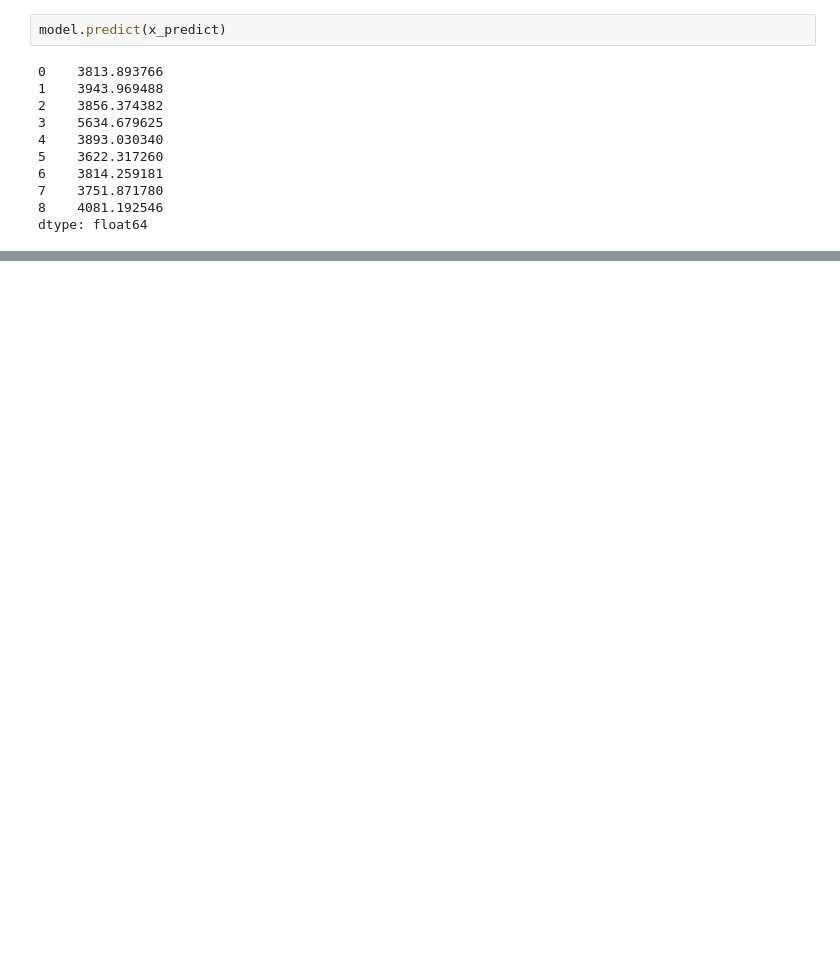
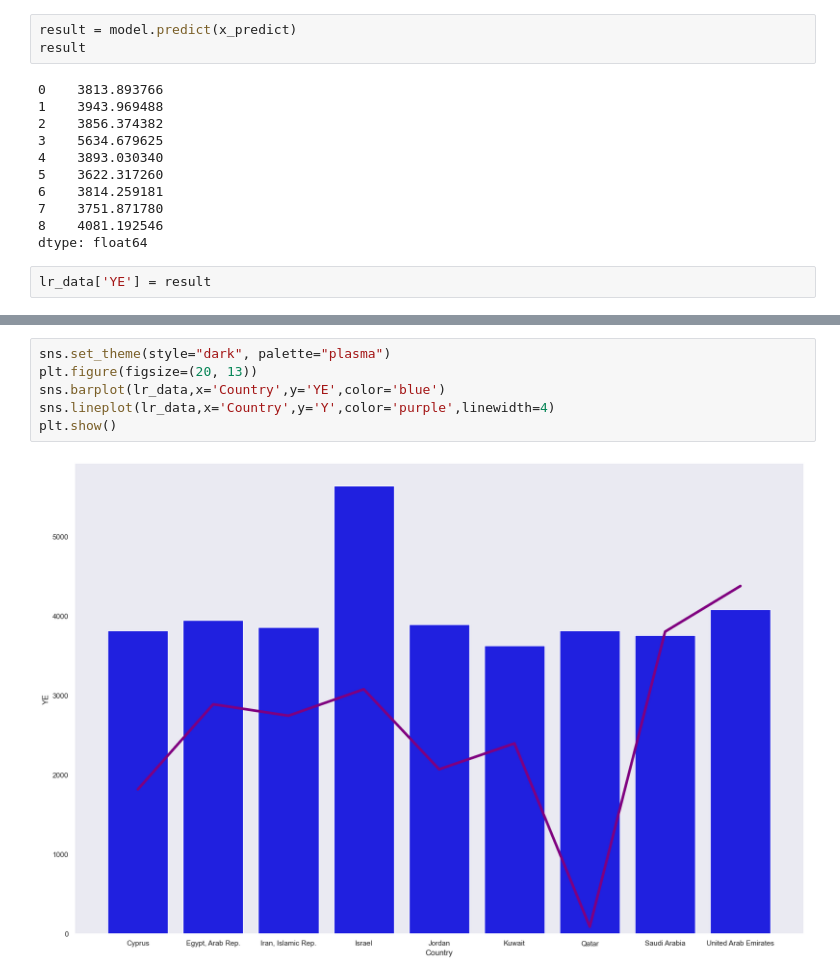
Before and after one commit to SulikoAndSoul/Works, a Jupyter notebook: Final_Project.ipynb, the cells around one changed output, grey strips where cells are left out. Drawn from its saved outputs; the diff is of its cells as text; blank space fills up the shorter version.

```diff
--- a/Final_Project.ipynb
+++ b/Final_Project.ipynb
@@ -108,7 +116,8 @@ x_predict = for_lr[['X1','X2']]
 # %%
 x_predict = sm.add_constant(x_predict)
 # %%
-model.predict(x_predict)
+result = model.predict(x_predict)
+result
 # %% [output]
 0    3813.893766
 1    3943.969488
@@ -120,3 +129,5 @@ model.predict(x_predict)
 7    3751.871780
 8    4081.192546
 dtype: float64
+# %%
+lr_data['YE'] = result
@@ -122,0 +152,8 @@ dtype: float64
+# %%
+sns.set_theme(style="dark", palette="plasma")
+plt.figure(figsize=(20, 13))
+sns.barplot(lr_data,x='Country',y='YE',color='blue')
+sns.lineplot(lr_data,x='Country',y='Y',color='purple',linewidth=4)
+plt.show()
+# %% [output]
+[figure, added]
```
Also changed, not shown: parts of 9 cells of this notebook.
